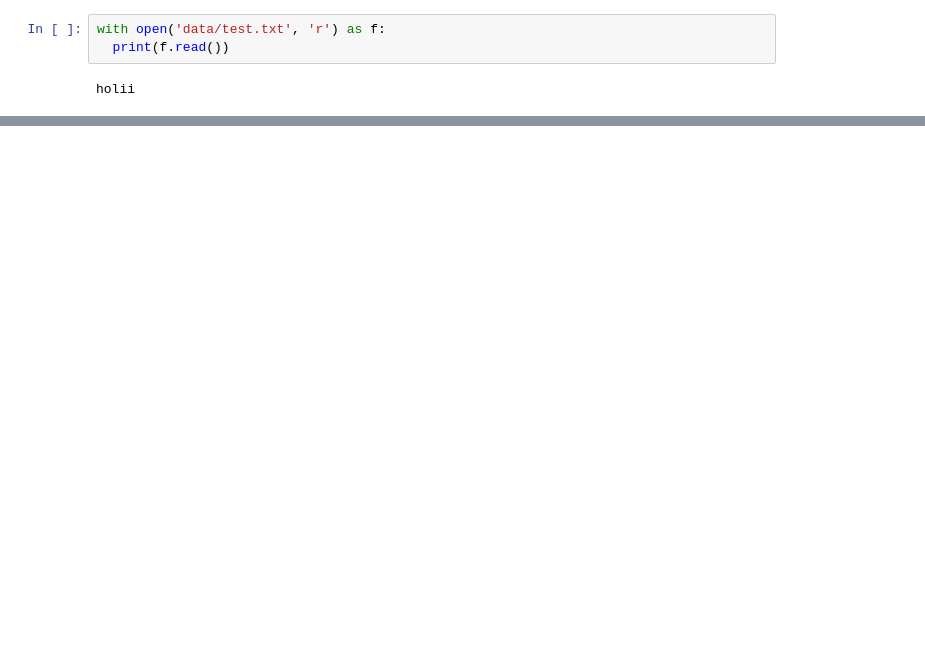
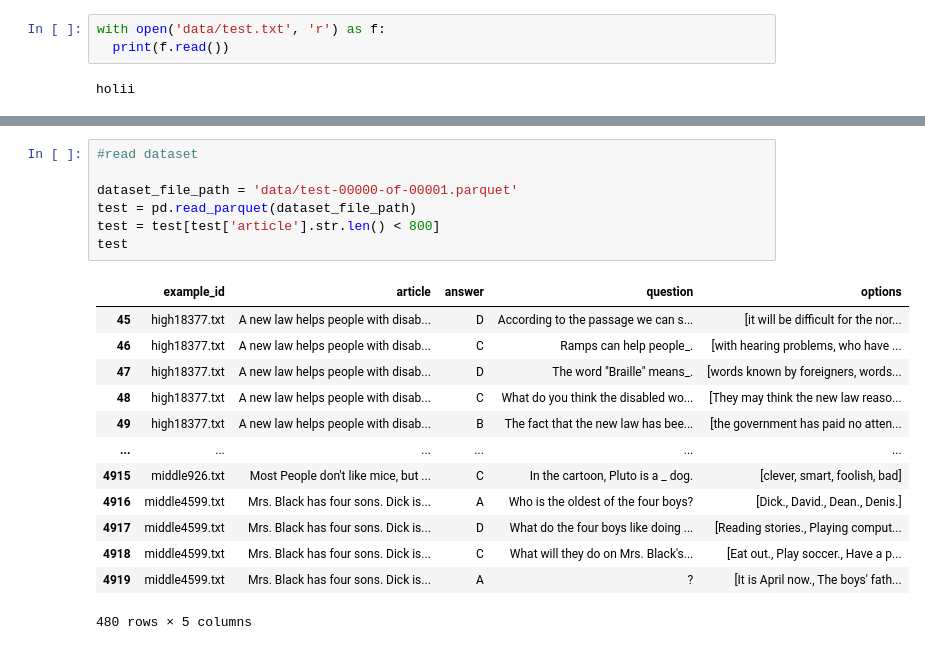
Before and after one commit to cjohana031/microproyecto3NLP, a Jupyter notebook: test.ipynb, the cells around one changed output, grey strips where cells are left out. Saved outputs shown, nothing was run; the diff lists cells and outputs as text; blank space fills up the shorter version.

```diff
--- a/test.ipynb
+++ b/test.ipynb
@@ -33,0 +77,21 @@ holii
+# %%
+#read dataset
+
+dataset_file_path = 'data/test-00000-of-00001.parquet'
+test = pd.read_parquet(dataset_file_path)
+test = test[test['article'].str.len() < 800]
+test
+# %% [output]
+|  | example_id | article | answer | question | options |
+| 45 | high18377.txt | A new law helps people with disab... | D | According to the passage we can s... | [it will be difficult for the nor... |
+| 46 | high18377.txt | A new law helps people with disab... | C | Ramps can help people_. | [with hearing problems, who have ... |
+| 47 | high18377.txt | A new law helps people with disab... | D | The word "Braille" means_. | [words known by foreigners, words... |
+| 48 | high18377.txt | A new law helps people with disab... | C | What do you think the disabled wo... | [They may think the new law reaso... |
+| 49 | high18377.txt | A new law helps people with disab... | B | The fact that the new law has bee... | [the government has paid no atten... |
+| ... | ... | ... | ... | ... | ... |
+| 4915 | middle926.txt | Most People don't like mice, but ... | C | In the cartoon, Pluto is a _ dog. | [clever, smart, foolish, bad] |
+| 4916 | middle4599.txt | Mrs. Black has four sons. Dick is... | A | Who is the oldest of the four boys? | [Dick., David., Dean., Denis.] |
+| 4917 | middle4599.txt | Mrs. Black has four sons. Dick is... | D | What do the four boys like doing ... | [Reading stories., Playing comput... |
+| 4918 | middle4599.txt | Mrs. Black has four sons. Dick is... | C | What will they do on Mrs. Black's... | [Eat out., Play soccer., Have a p... |
+| 4919 | middle4599.txt | Mrs. Black has four sons. Dick is... | A | ? | [It is April now., The boys' fath... |
+480 rows × 5 columns
```
Also changed, not shown: parts of 3 cells of this notebook.
